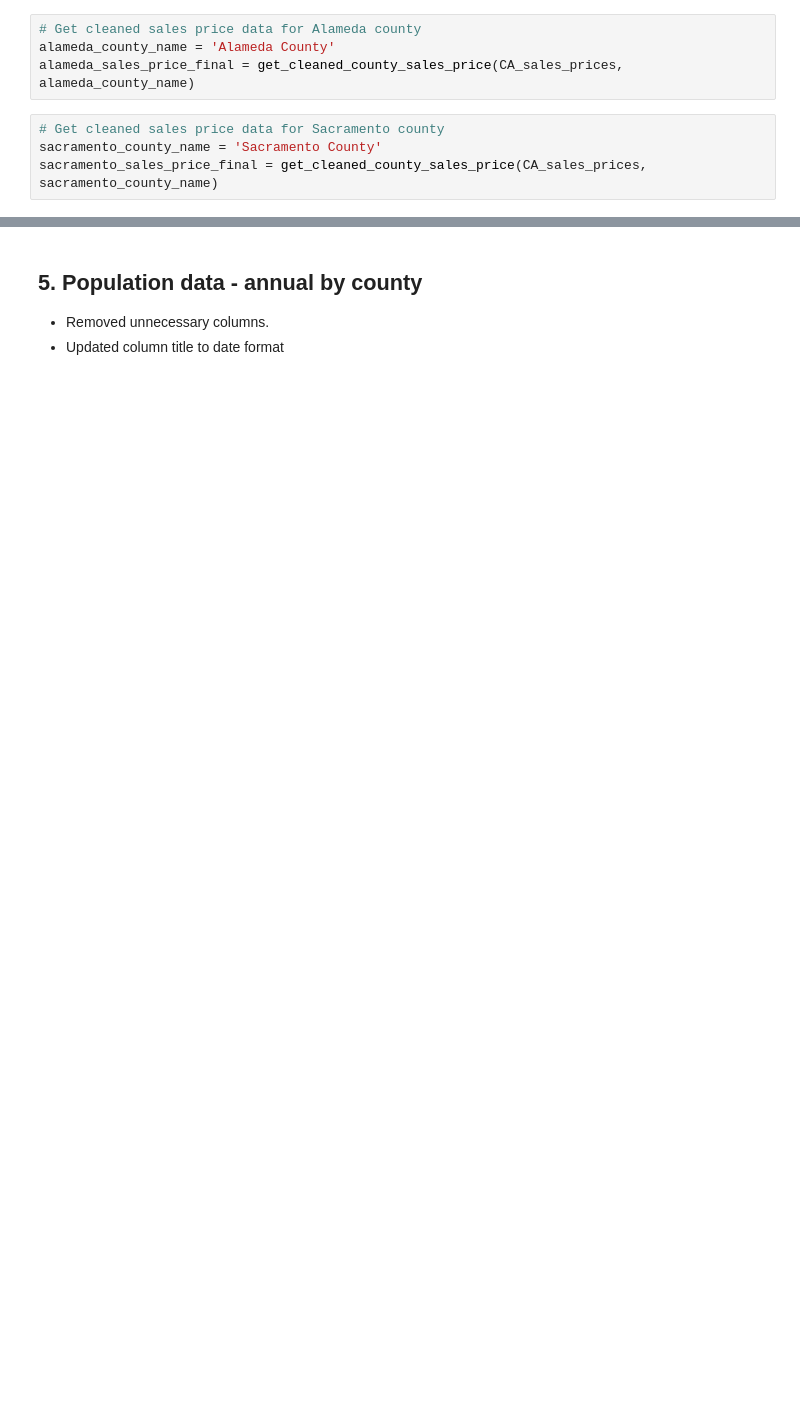
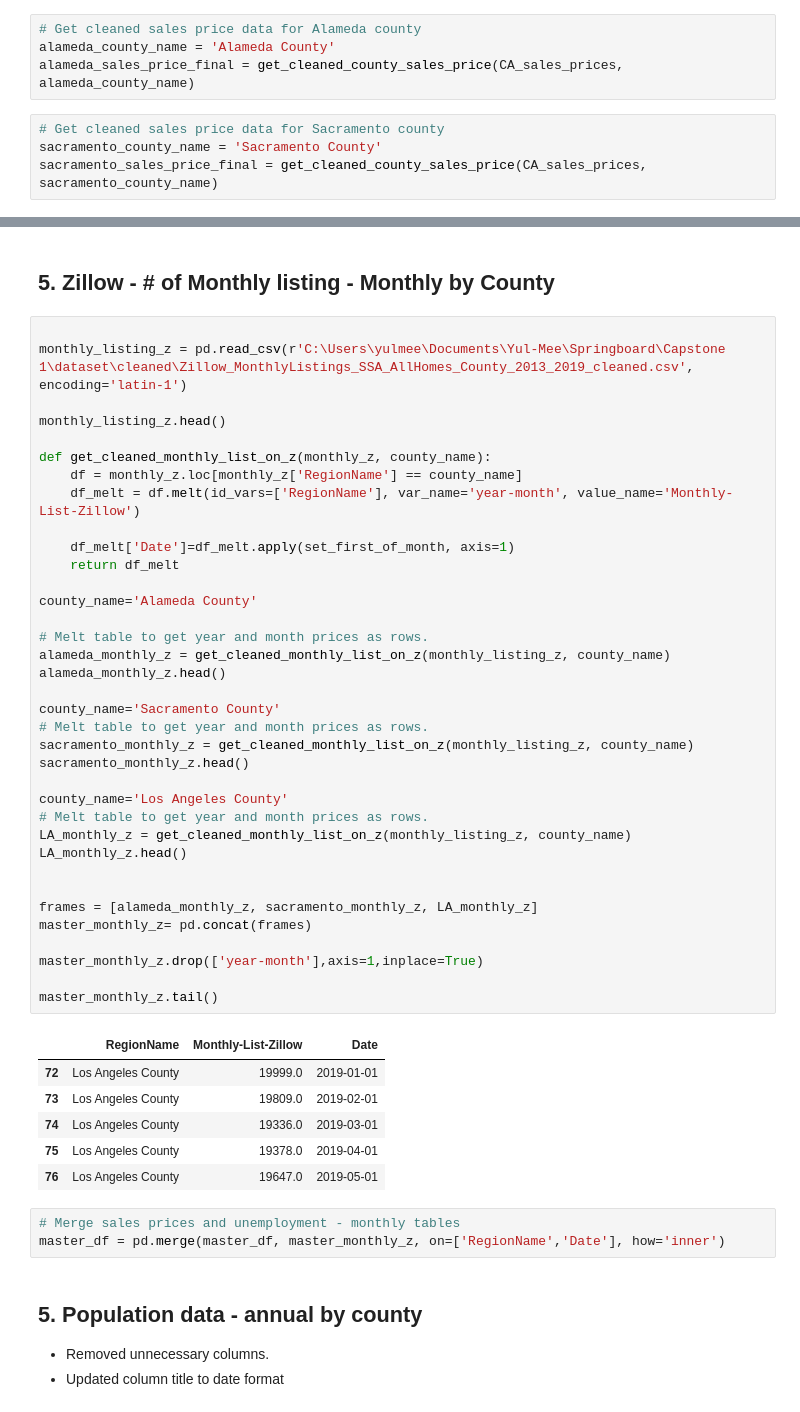
Before and after one commit to yulmee/springboard, a Jupyter notebook: Cap_Stone_1/unit_5_Data_Wrangling_WC.ipynb, the cells around one changed output, grey strips where cells are left out. Cells and saved outputs as stored; diff of their text form; blank space fills up the shorter version.

```diff
--- a/Cap_Stone_1/unit_5_Data_Wrangling_WC.ipynb
+++ b/Cap_Stone_1/unit_5_Data_Wrangling_WC.ipynb
@@ -64,3 +248,51 @@ master_df= pd.concat(frames)
+# %% [markdown]
+## 5. Zillow - # of Monthly listing - Monthly by County
+# %%
+
+monthly_listing_z = pd.read_csv(r'C:\Users\yulmee\Documents\Yul-Mee\Springboard\Capstone 1\dataset\cleaned\Zillow_MonthlyListings_SSA_AllHomes_County_2013_2019_cleaned.csv',  encoding='latin-1')
+
+monthly_listing_z.head()
+
+def get_cleaned_monthly_list_on_z(monthly_z, county_name):
+    df = monthly_z.loc[monthly_z['RegionName'] == county_name]
+    df_melt = df.melt(id_vars=['RegionName'], var_name='year-month', value_name='Monthly-List-Zillow')
+
+    df_melt['Date']=df_melt.apply(set_first_of_month, axis=1)
+    return df_melt
+
+county_name='Alameda County'
+
+# Melt table to get year and month prices as rows.
+alameda_monthly_z = get_cleaned_monthly_list_on_z(monthly_listing_z, county_name)
+alameda_monthly_z.head()
+
+county_name='Sacramento County'
+# Melt table to get year and month prices as rows.
+sacramento_monthly_z = get_cleaned_monthly_list_on_z(monthly_listing_z, county_name)
+sacramento_monthly_z.head()
+
+county_name='Los Angeles County'
+# Melt table to get year and month prices as rows.
+LA_monthly_z = get_cleaned_monthly_list_on_z(monthly_listing_z, county_name)
+LA_monthly_z.head()
+
+
+frames = [alameda_monthly_z, sacramento_monthly_z, LA_monthly_z]
+master_monthly_z= pd.concat(frames)
+
+master_monthly_z.drop(['year-month'],axis=1,inplace=True)
+
+master_monthly_z.tail()
+# %% [output]
+|  | RegionName | Monthly-List-Zillow | Date |
+| 72 | Los Angeles County | 19999.0 | 2019-01-01 |
+| 73 | Los Angeles County | 19809.0 | 2019-02-01 |
+| 74 | Los Angeles County | 19336.0 | 2019-03-01 |
+| 75 | Los Angeles County | 19378.0 | 2019-04-01 |
+| 76 | Los Angeles County | 19647.0 | 2019-05-01 |
+# %%
+# Merge sales prices and unemployment - monthly tables
+master_df = pd.merge(master_df, master_monthly_z, on=['RegionName','Date'], how='inner')
 # %% [markdown]
 ## 5. Population data - annual by county
    - Removed unnecessary columns.
```
Also changed, not shown: parts of 26 cells of this notebook.
